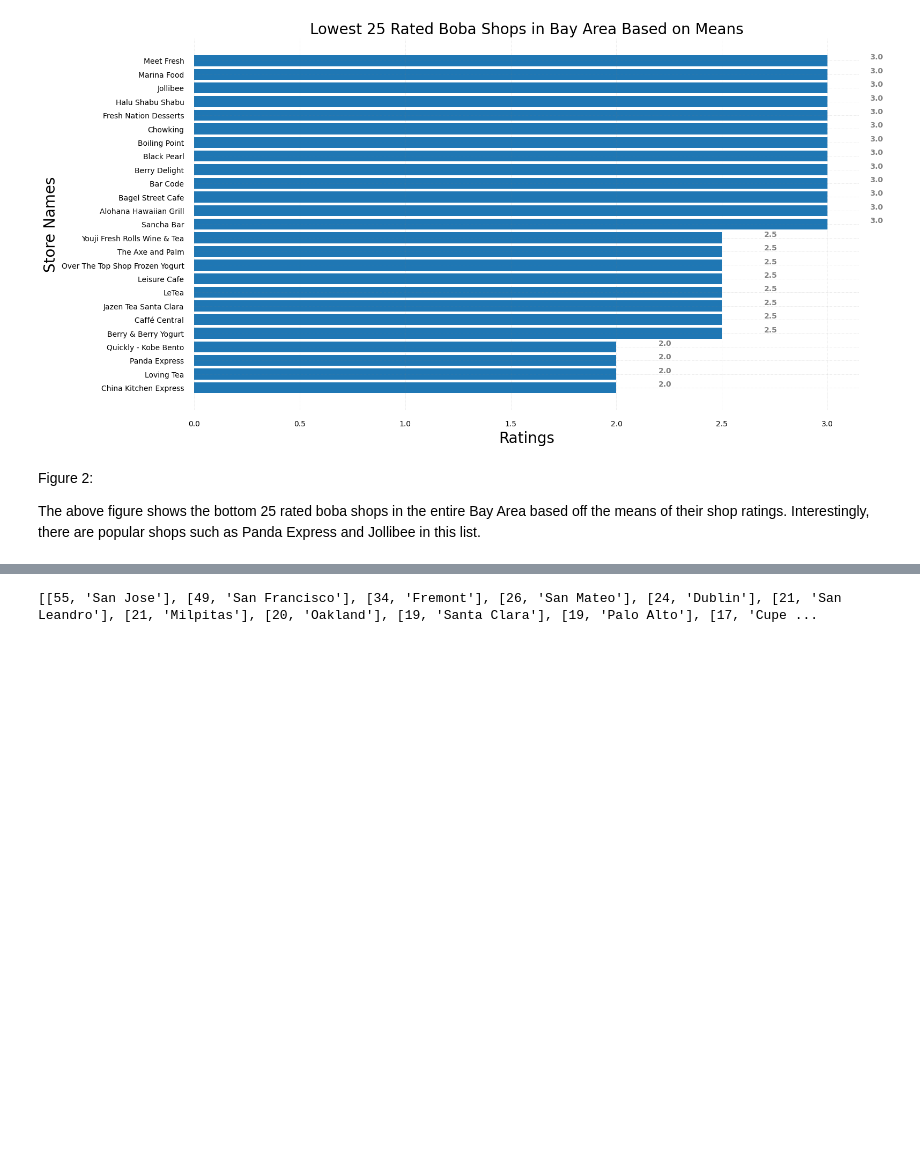
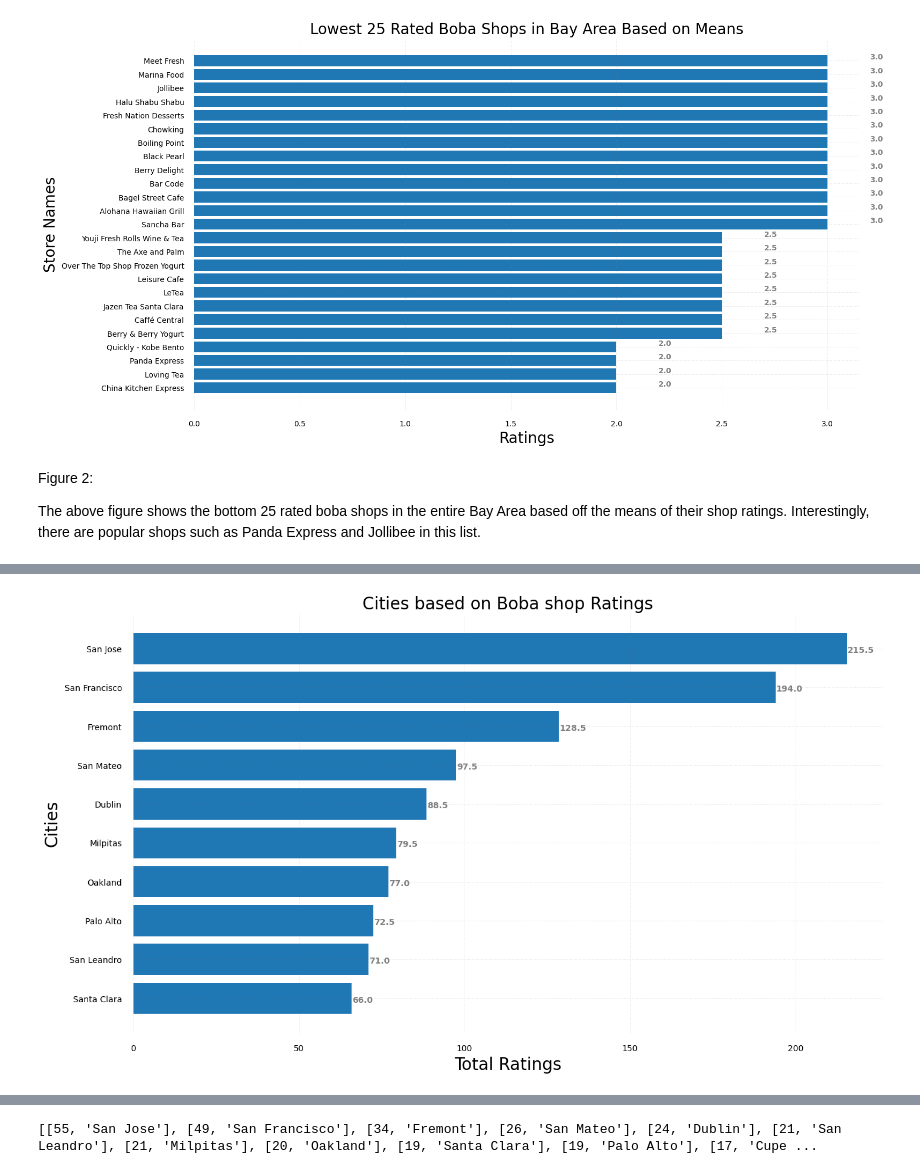
Before and after one commit to ChasePham/Bay-Area-Boba-Data-Visualizer, a Jupyter notebook: Bay_Area_DS_Vis.ipynb, the cells around one changed output, grey strips where cells are left out. Saved outputs shown, nothing was run; the diff lists cells and outputs as text; code cells hidden in the pictures; blank space fills up the shorter version.

Commit message:
one more graph

```diff
--- a/Bay_Area_DS_Vis.ipynb
+++ b/Bay_Area_DS_Vis.ipynb
@@ -219,3 +219,86 @@ plt.show()
 Figure 2:
 
 The above figure shows the bottom 25 rated boba shops in the entire Bay Area based off the means of their shop ratings. Interestingly, there are popular shops such as Panda Express and Jollibee in this list.
+# %%
+# Finding the top 10 cities that contain a higher rating, and printed cities of where the top 25 stores are located
+
+total_ratings = {} # Finds the total ratings for each city
+
+city_locations = [] # Holds the top 25 stores with the associated city location
+for i in range(len(cities)):
+    if cities[i] in total_ratings:
+        total_ratings[cities[i]][0] += ratings[i]
+    else:
+        total_ratings[cities[i]] = [ratings[i], cities[i]]
+    if shop_names[i] in top_25_stores_names[0:5]: # Finds if the current shop is within the top 5, if so, we mark its city location
+        temp = []
+        temp.append(shop_names[i])
+        temp.append(cities[i])
+        city_locations.append(temp)
+
+print(city_locations) # Prints the top 5 stores with their cities marked with it.
+
+temp = [] # Used for abstracting hashmap values and converting it to a list form
+for i in total_ratings.keys(): # Converts hashmap values and keys to list form
+    pair = []
+    current = total_ratings[i]
+    pair.append(current[0])
+    pair.append(current[1])
+    temp.append(pair)
+
+temp.sort()
+temp.reverse()
+
+# Be your y axis
+top_10_cities = []
+# Our actual values for that assocaited city
+scores = []
+
+# Separates the 2d array into their own individual arrays
+for i in range(10):
+    top_10_cities.append(temp[i][1])
+    scores.append(temp[i][0])
+
+
+fig, ax = plt.subplots(figsize =(16, 9))
+# Horizontal Bar Plot
+ax.barh(top_10_cities, scores)
+
+# Remove axes splines
+for s in ['top', 'bottom', 'left', 'right']:
+    ax.spines[s].set_visible(False)
+
+# Remove x, y Ticks
+ax.xaxis.set_ticks_position('none')
+ax.yaxis.set_ticks_position('none')
+
+# Add padding between axes and labels
+ax.xaxis.set_tick_params(pad = 10)
+ax.yaxis.set_tick_params(pad = 10)
+
+# Add x, y gridlines
+ax.grid(b = True, color ='grey',
+        linestyle ='-.', linewidth = 0.5,
+        alpha = 0.2)
+
+
+# Add annotation to bars
+for i in ax.patches:
+    plt.text(i.get_width()+0.2, i.get_y()+0.5,
+             str(round((i.get_width()), 2)),
+             fontsize = 10, fontweight ='bold',
+             color ='grey')
+
+# Add Plot Title
+ax.set_title('Cities based on Boba shop Ratings',
+             loc ='center',fontsize = 20 )
+
+# Inverts the y axis so the highest values will be at the top
+ax.invert_yaxis()
+# Adds the labels
+plt.ylabel('Cities', size = 20)
+plt.xlabel('Total Ratings', size = 20)
+
+# Show Plot
+plt.show()
+# %% [output]
@@ -221,0 +307 @@ The above figure shows the bottom 25 rated boba shops in the entire Bay Area bas
+[figure, added]
```
Also changed, not shown: parts of 6 cells of this notebook.
